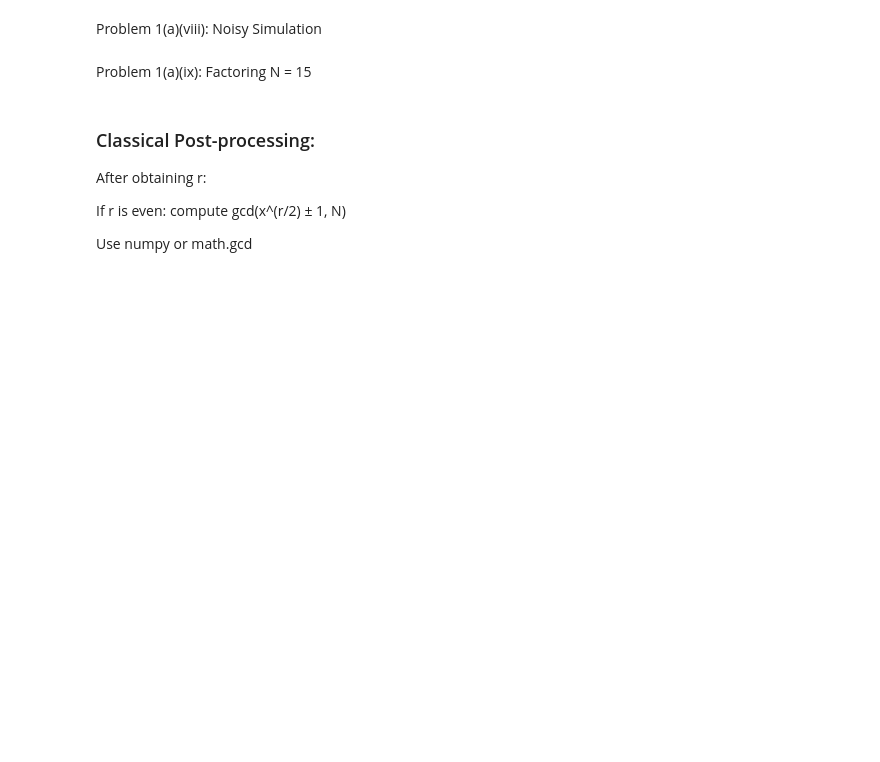
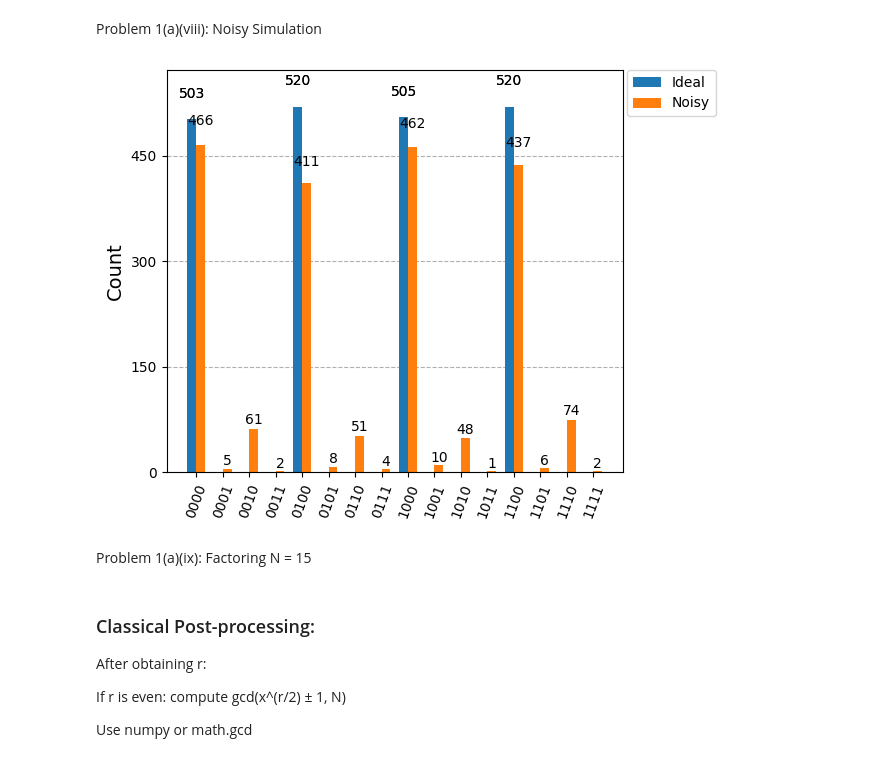
Before and after one commit to rogue-infinity/ID5841, a Jupyter notebook: Assignment_4/Assignment_4_Solution.ipynb, the cells around one changed output. Cells and saved outputs as stored; diff of their text form; code cells hidden in the pictures; blank space fills up the shorter version.

```diff
--- a/Assignment_4/Assignment_4_Solution.ipynb
+++ b/Assignment_4/Assignment_4_Solution.ipynb
@@ -172,17 +183,19 @@ print("Circuit depth:", qc_t.depth())
 Problem 1(a)(viii): Noisy Simulation
 # %%
 # Example fake backend
-fake_backend = FakeManila()
+fake_backend = FakeManilaV2()
 
 noise_model = NoiseModel.from_backend(fake_backend)
 noisy_sim = AerSimulator(noise_model=noise_model)
 
 qc_noisy = transpile(qc, noisy_sim)
 
 result_noisy = noisy_sim.run(qc_noisy, shots=2048).result()
 counts_noisy = result_noisy.get_counts()
 
 plot_histogram([counts, counts_noisy], legend=["Ideal", "Noisy"])
+# %% [output]
+[figure, added]
 # %% [markdown]
 Problem 1(a)(ix): Factoring N = 15
 # %% [markdown]
```
Also changed, not shown: parts of 7 cells of this notebook, 2 other files.
